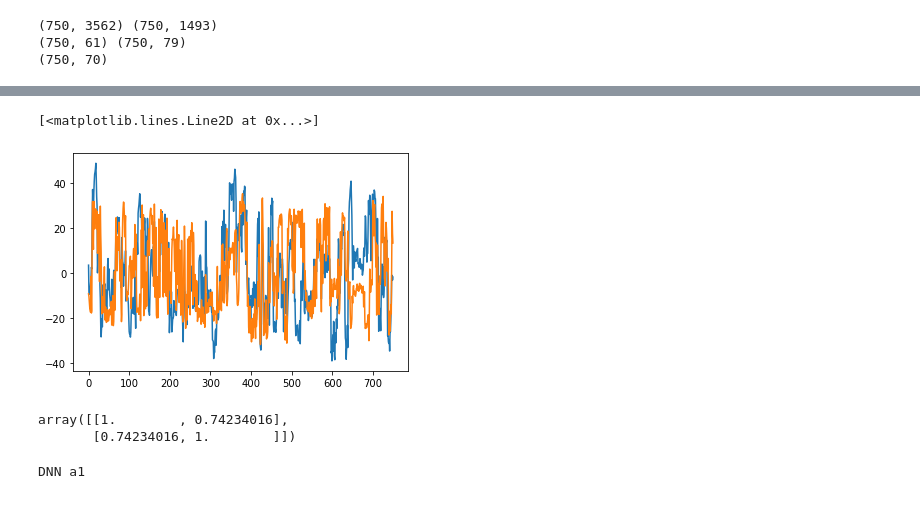
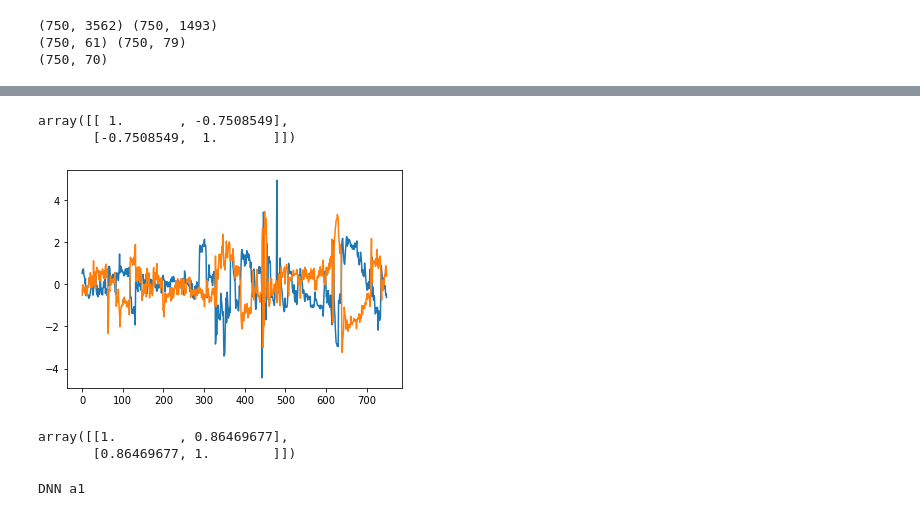
Before and after one commit to vayzenb/ginn, a Jupyter notebook: exps/test_data.ipynb, the cells around one changed output, grey strips where cells are left out. Saved outputs shown, nothing was run; the diff lists cells and outputs as text; code cells hidden in the pictures.

```diff
--- a/exps/test_data.ipynb
+++ b/exps/test_data.ipynb
@@ -101,7 +125,8 @@ subj = 'sub-NDAREG930XPP'
 # %%
 whole_brain_mask = image.load_img('/opt/fsl/6.0.3/data/standard/MNI152_T1_2mm_brain.nii.gz')
+whole_brain_mask = image.load_img(f'{subj_dir}/{subj}/{ss}_analysis_mask.nii.gz')
 
-bold_vol = image.load_img(f'{subj_dir}/{subj}/{subj}_task-movieDM_bold.nii.gz')
+bold_vol = image.load_img(f'{subj_dir}/{subj}/{subj}_task-pixar_run-001_swrf_bold.nii.gz')
 first_volume = image.index_img(bold_vol, 0)
 lo_roi = image.load_img(f'{roi_dir}/rLO.nii.gz')
 a1_roi = image.load_img(f'{roi_dir}/rA1.nii.gz')
@@ -197,8 +226,8 @@ print(model_ts.shape)
 (750, 61) (750, 79)
 (750, 70)
 # %%
-lo_comps= stats.zscore(lo_comps, axis=1, ddof=1)
-a1_comps= stats.zscore(a1_comps, axis=1, ddof=1)
+lo_comps= stats.zscore(lo_comps, axis=0, ddof=1)
+a1_comps= stats.zscore(a1_comps, axis=0, ddof=1)
 # %%
 plt.plot(lo_comps[:,0], label='lo_comps')
 plt.plot(a1_comps[:,0], label='a1_comps')
@@ -231,14 +260,16 @@ print(np.corrcoef(lo_rdm_pc, model_rdm))
 # %%
 plt.plot(lo_comps[:,1])
 plt.plot(a1_comps[:,1])
+np.corrcoef(lo_comps[:,1], a1_comps[:,1])
 # %% [output]
-[<matplotlib.lines.Line2D at 0x...>]
+array([[ 1.       , -0.7508549],
+       [-0.7508549,  1.       ]])
-[figure, old version]
+[figure, new version]
 # %%
 np.corrcoef(a1_comps[:,0], mean_ts)
 # %% [output]
-array([[1.        , 0.74234016],
-       [0.74234016, 1.        ]])
+array([[1.        , 0.86469677],
+       [0.86469677, 1.        ]])
 # %%
 """
 Test model
```
Also changed, not shown: parts of 11 cells of this notebook, 2 other files.
